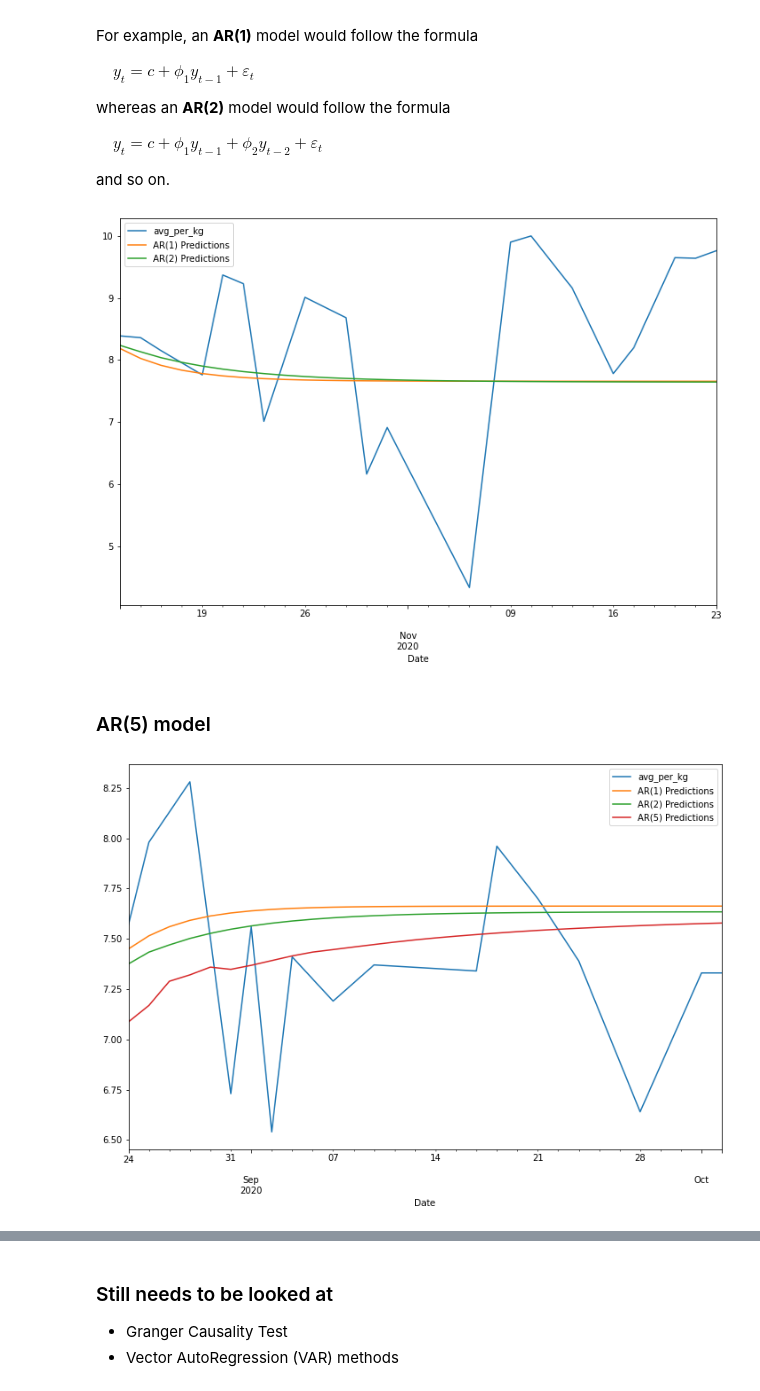
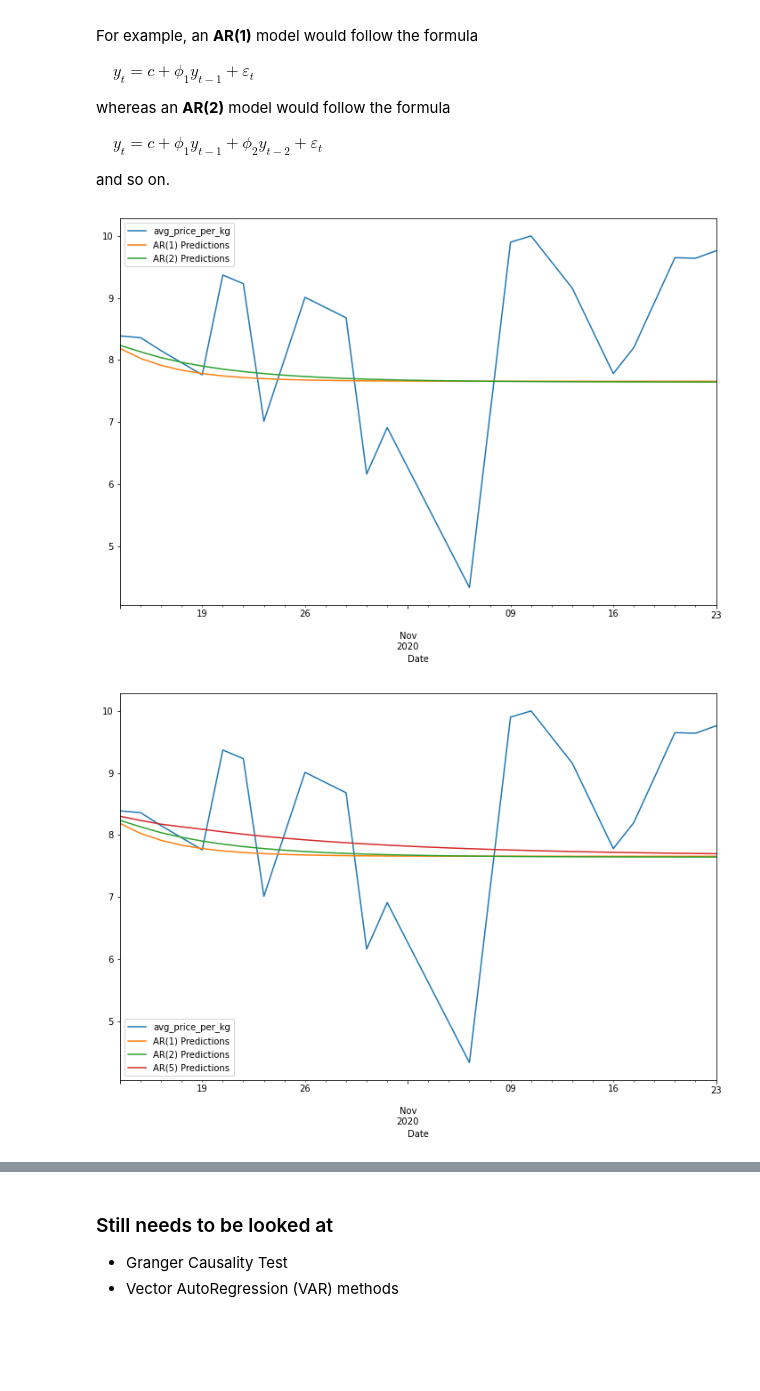
Before and after one commit to scmosoeu/fresh_produce, a Jupyter notebook: Modelling/general_forecasting.ipynb, the cells around one changed output, grey strips where cells are left out. Drawn from its saved outputs; the diff is of its cells as text; code cells hidden in the pictures; blank space fills up the shorter version.

```diff
--- a/Modelling/general_forecasting.ipynb
+++ b/Modelling/general_forecasting.ipynb
@@ -398,6 +415,8 @@ and so on.
 # %%
 def ar_model(data, lags=1):
     """
+    Returns an AutoRegressive model specified by the number of lags
+
     Parameters
     -----------
     data: pd.Series
@@ -406,5 +425,11 @@ def ar_model(data, lags=1):
         The number of lags that the AutoRegressive model will use
 
     Returns
+    -------
+    An AR model specified by the number of lags
+    """
 
-    """
+    model = AR(data)
+    ar = model.fit(maxlag=lags)
+
+    return ar
@@ -413,6 +436,6 @@ model = AR(train_data['avg_per_kg'])
 # %%
 # AR(1) model
-ar1 = model.fit(maxlag=1)
+ar1 = ar_model(train_data['avg_price_per_kg'])
 # %%
 # This is the general format for obtaining predictions
 start=len(train_data)
@@ -421 +450,4 @@ predictions1 = ar1.predict(start=start, end=end, dynamic=False).rename('AR(1) Pr
+# %%
+# AR(2) model
+ar2 = ar_model(train_data['avg_price_per_kg'], lags=2)
 # %%
@@ -426,12 +456,10 @@ predictions2 = ar2.predict(start=start, end=end, dynamic=False).rename('AR(2) Pr
 # %%
-test_data['avg_per_kg'].plot(legend=True)
+test_data['avg_price_per_kg'].plot(legend=True)
 predictions1.plot(legend=True)
 predictions2.plot(legend=True);
 # %% [output]
-[figure, old version]
+[figure, new version]
-# %% [markdown]
-### AR(5) model
 # %%
-model = AR(train_data['avg_per_kg'])
-ar5 = model.fit(maxlag=5)
+# AR(5) model
+ar5 = ar_model(train_data['avg_price_per_kg'], lags=5)
 predictions5 = ar5.predict(start=start, end=end, dynamic=False).rename('AR(5) Predictions')
@@ -438,9 +468,9 @@ predictions5 = ar5.predict(start=start, end=end, dynamic=False).rename('AR(5) Pr
 # %%
-test_data['avg_per_kg'].plot(legend=True)
+test_data['avg_price_per_kg'].plot(legend=True)
 predictions1.plot(legend=True)
 predictions2.plot(legend=True)
 predictions5.plot(legend=True);
 # %% [output]
-[figure, old version]
+[figure, new version]
 # %%
 # Identify the best AR() model to use for forecasting
```
Also changed, not shown: parts of 45 cells of this notebook.
